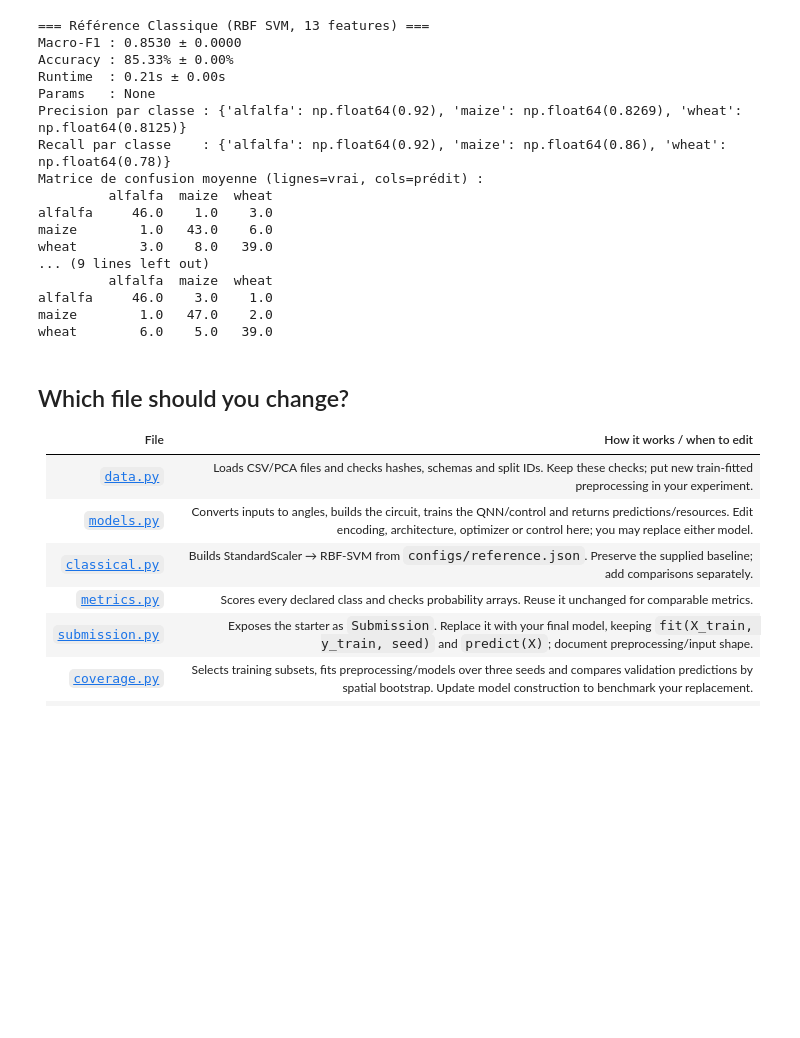
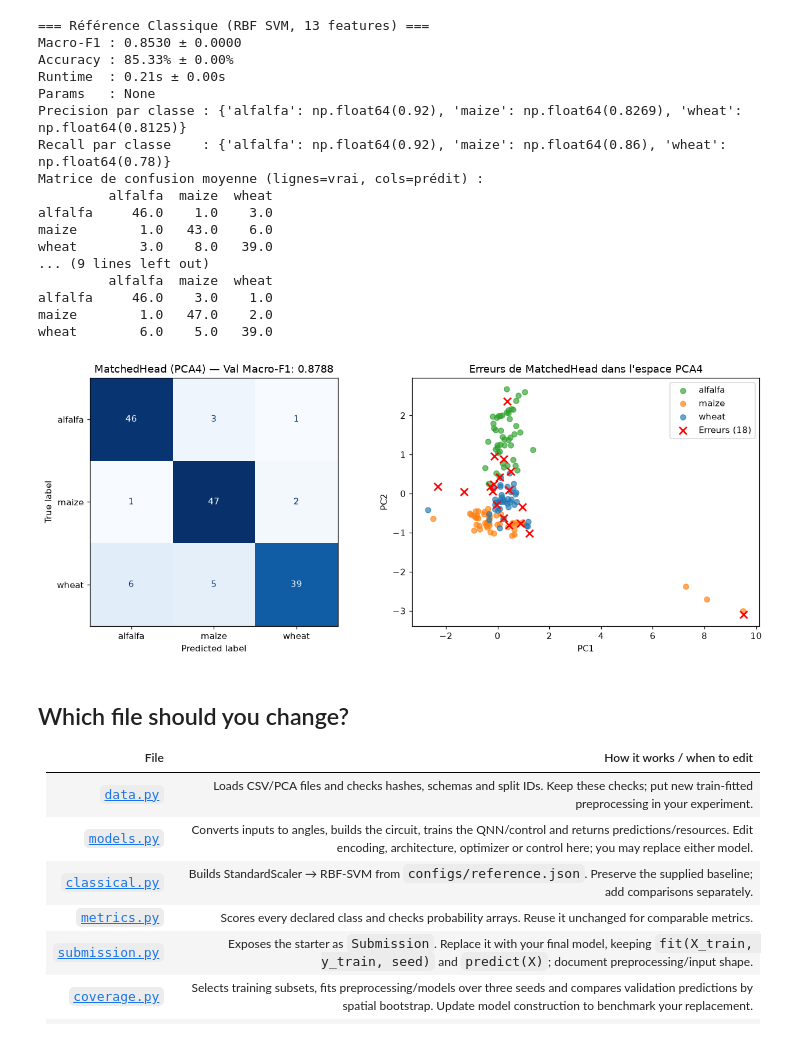
Before and after one commit to ahmedsaib/quanto, a Jupyter notebook: notebooks/Qiskit_QuantumAfrica_Crop_Challenge.ipynb, the cells around one changed output. Saved outputs shown, nothing was run; the diff lists cells and outputs as text; code cells hidden in the pictures; blank space fills up the shorter version.

Commit message:
Add PCA4 error analysis plot and jury summary for MatchedHead

```diff
--- a/notebooks/Qiskit_QuantumAfrica_Crop_Challenge.ipynb
+++ b/notebooks/Qiskit_QuantumAfrica_Crop_Challenge.ipynb
@@ -420,6 +420,50 @@ wheat        3.0    8.0   39.0
 alfalfa     46.0    3.0    1.0
 maize        1.0   47.0    2.0
 wheat        6.0    5.0   39.0
+# %%
+from pathlib import Path
+import matplotlib.pyplot as plt
+from sklearn.metrics import ConfusionMatrixDisplay
+
+# Entraînement rapide de MatchedHead sur pca4 (graine 0)
+mh = MatchedHead(max_evals=100, use_bias=False)
+mh.fit(X_train_pca, y_train_pca, seed=0)
+y_pred = mh.predict(X_val_pca)
+
+fig, axes = plt.subplots(1, 2, figsize=(12, 4.8))
+
+# 1. Matrice de confusion
+ConfusionMatrixDisplay.from_predictions(
+    y_val_pca, y_pred,
+    display_labels=['alfalfa', 'maize', 'wheat'],
+    cmap='Blues', ax=axes[0], colorbar=False
+)
+axes[0].set_title("MatchedHead (PCA4) — Val Macro-F1: 0.8788")
+
+# 2. Projection PC1 vs PC2 avec les erreurs en rouge
+colors = {'alfalfa': '#2ca02c', 'maize': '#ff7f0e', 'wheat': '#1f77b4'}
+correct = (y_pred == y_val_pca)
+
+for name in ['alfalfa', 'maize', 'wheat']:
+    mask = (y_val_pca == name) & correct
+    axes[1].scatter(X_val_pca[mask, 0], X_val_pca[mask, 1],
+                    c=colors[name], label=name, alpha=0.65, s=35)
+
+err = ~correct
+axes[1].scatter(X_val_pca[err, 0], X_val_pca[err, 1],
+                c='red', marker='x', s=70, linewidths=1.8, label=f'Erreurs ({err.sum()})')
+
+axes[1].set_xlabel("PC1")
+axes[1].set_ylabel("PC2")
+axes[1].set_title("Erreurs de MatchedHead dans l'espace PCA4")
+axes[1].legend()
+
+plt.tight_layout()
+Path("results").mkdir(exist_ok=True)
+plt.savefig("results/matchedhead_pca4_analysis.png", dpi=150, bbox_inches="tight")
+plt.show()
+# %% [output]
+[figure, added]
 # %% [markdown]
 ## Which file should you change?
 
```
Also changed, not shown: 1 other file.
